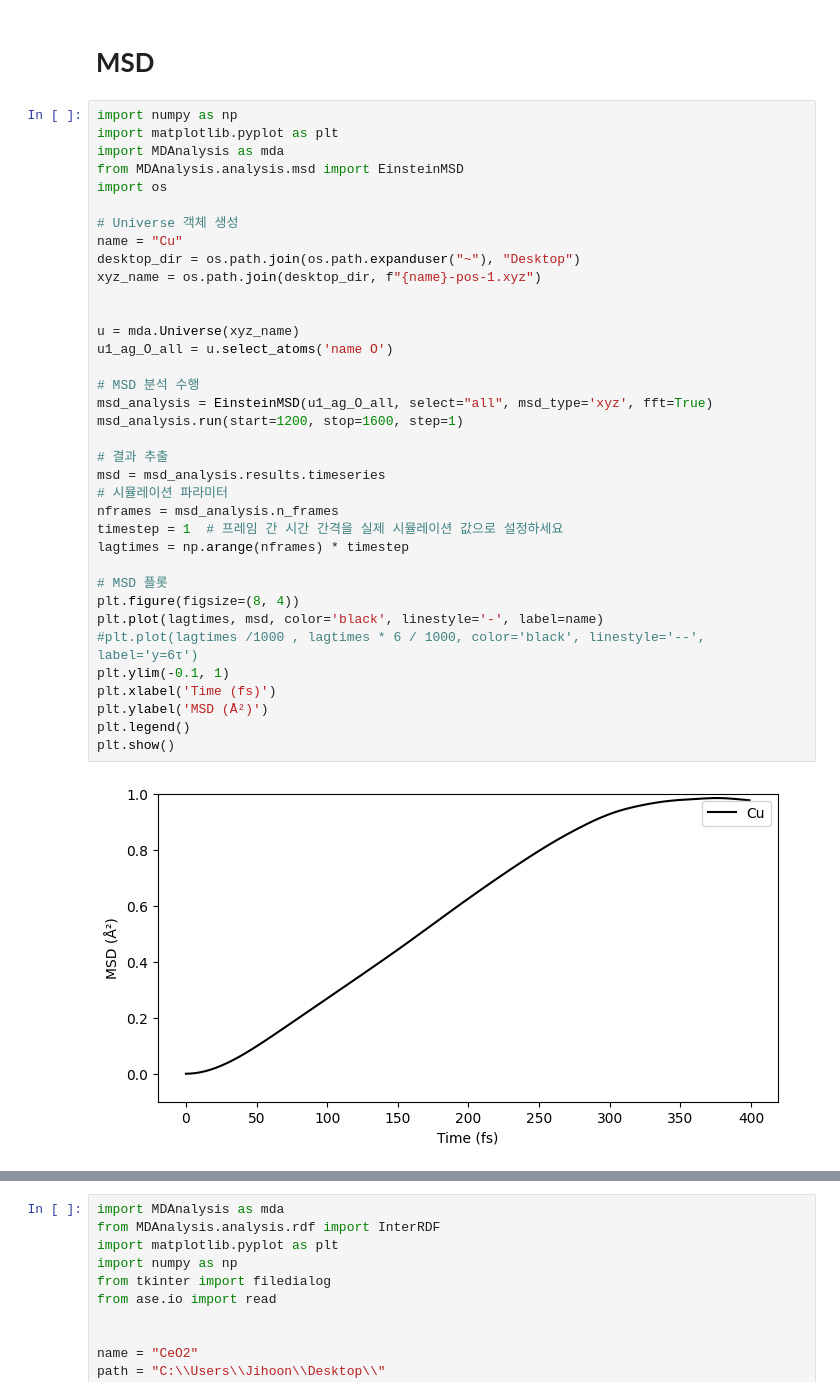
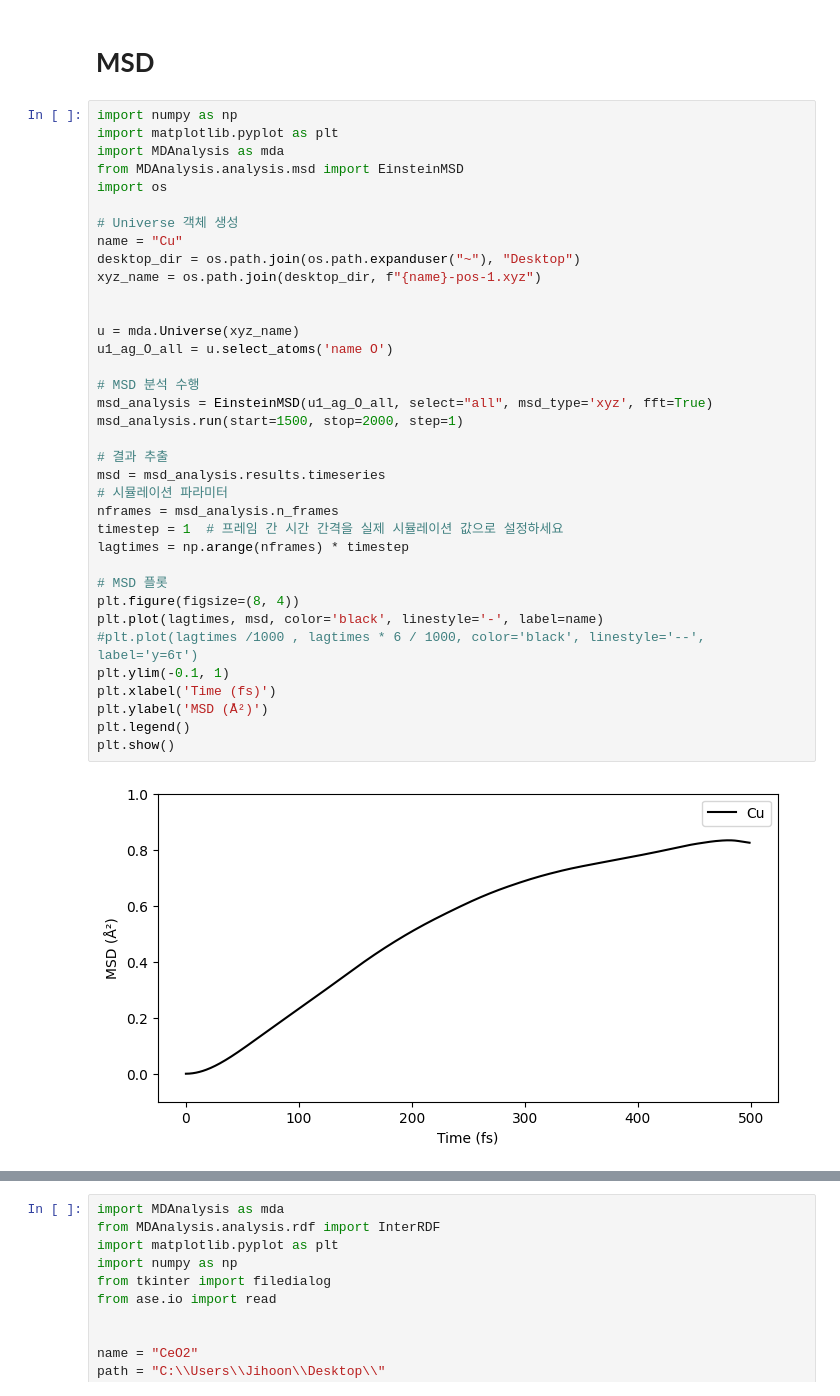
Before and after one commit to JihoonSon94/MD_Analysis, a Jupyter notebook: MD.ipynb, the cells around one changed output, grey strips where cells are left out. Drawn from its saved outputs; the diff is of its cells as text.

```diff
--- a/MD.ipynb
+++ b/MD.ipynb
@@ -400,35 +405,35 @@ import os
 
 # Universe 객체 생성
 name = "Cu"
 desktop_dir = os.path.join(os.path.expanduser("~"), "Desktop")
 xyz_name = os.path.join(desktop_dir, f"{name}-pos-1.xyz")
 
 
 u = mda.Universe(xyz_name)
 u1_ag_O_all = u.select_atoms('name O')
 
 # MSD 분석 수행
 msd_analysis = EinsteinMSD(u1_ag_O_all, select="all", msd_type='xyz', fft=True)
-msd_analysis.run(start=1200, stop=1600, step=1)
+msd_analysis.run(start=1500, stop=2000, step=1)
 
 # 결과 추출
 msd = msd_analysis.results.timeseries
 # 시뮬레이션 파라미터
 nframes = msd_analysis.n_frames
 timestep = 1  # 프레임 간 시간 간격을 실제 시뮬레이션 값으로 설정하세요
 lagtimes = np.arange(nframes) * timestep
 
 # MSD 플롯
 plt.figure(figsize=(8, 4))
 plt.plot(lagtimes, msd, color='black', linestyle='-', label=name)
 #plt.plot(lagtimes /1000 , lagtimes * 6 / 1000, color='black', linestyle='--', label='y=6τ')
 plt.ylim(-0.1, 1)
 plt.xlabel('Time (fs)')
 plt.ylabel('MSD (Å²)')
 plt.legend()
 plt.show()
 # %% [output]
-[figure, old version]
+[figure, new version]
 # %%
 from ase.io import read
 import numpy as np
```
Also changed, not shown: parts of 11 cells of this notebook.
